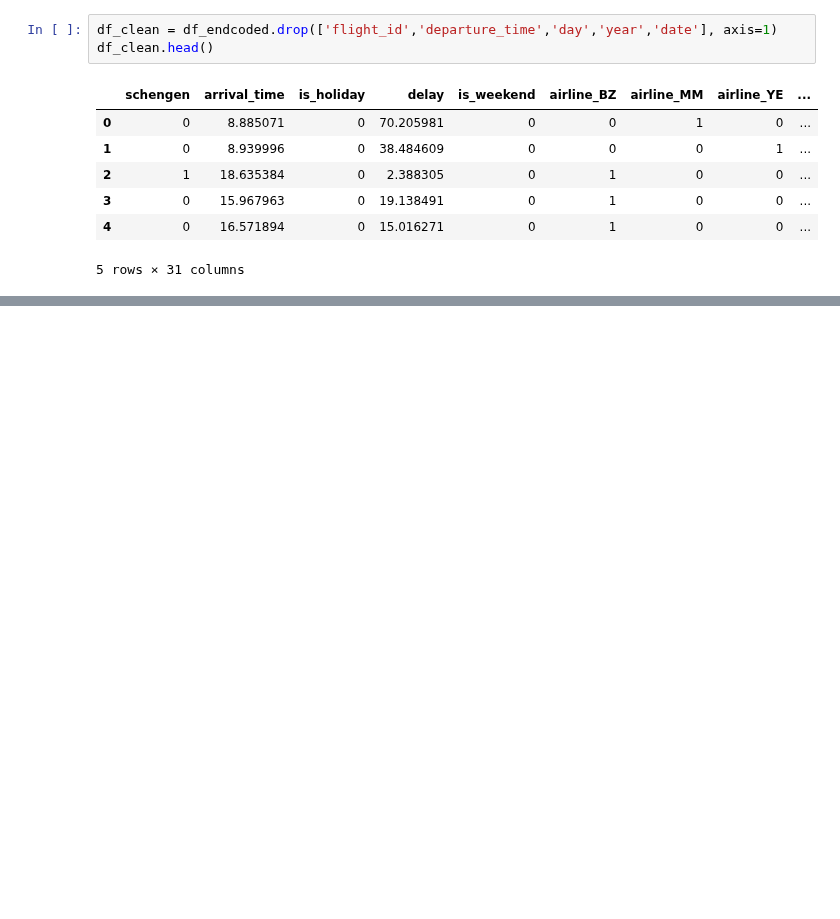
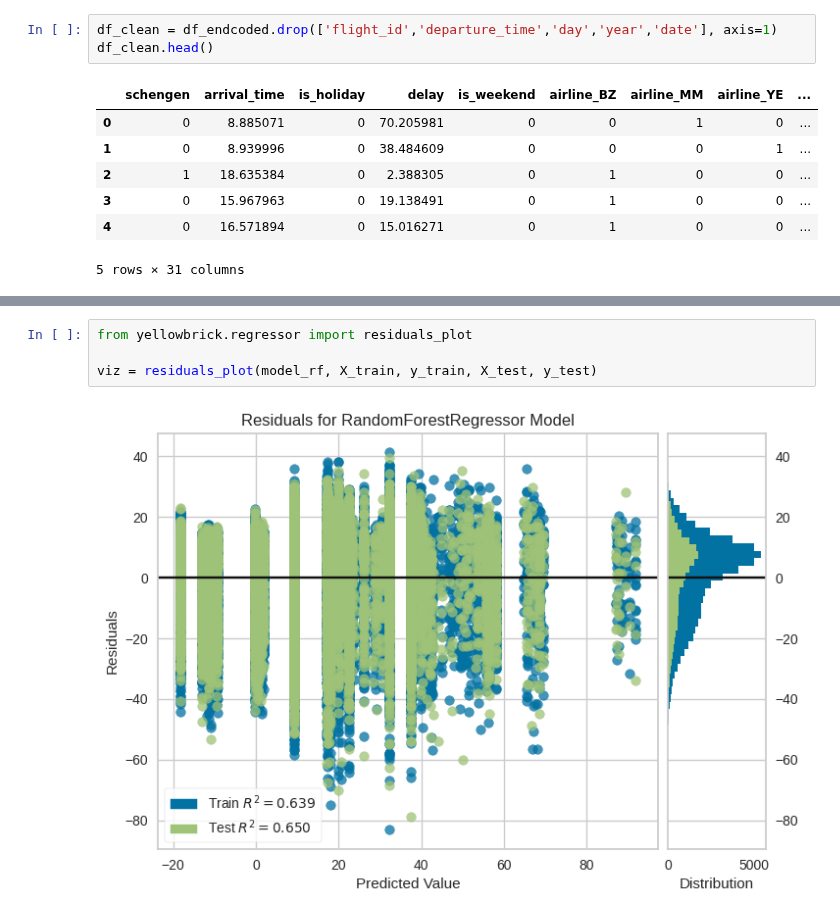
Before and after one commit to NiveskZ/estatistica-ml-alura, a Jupyter notebook: ia-aumentada/atraso_voo.ipynb, the cells around one changed output, grey strips where cells are left out. Drawn from its saved outputs; the diff is of its cells as text; blank space fills up the shorter version.

```diff
--- a/ia-aumentada/atraso_voo.ipynb
+++ b/ia-aumentada/atraso_voo.ipynb
@@ -260,0 +317,6 @@ df_clean.head()
+# %%
+from yellowbrick.regressor import residuals_plot
+
+viz = residuals_plot(model_rf, X_train, y_train, X_test, y_test)
+# %% [output]
+[figure, added]
```
Also changed, not shown: parts of 11 cells of this notebook.
